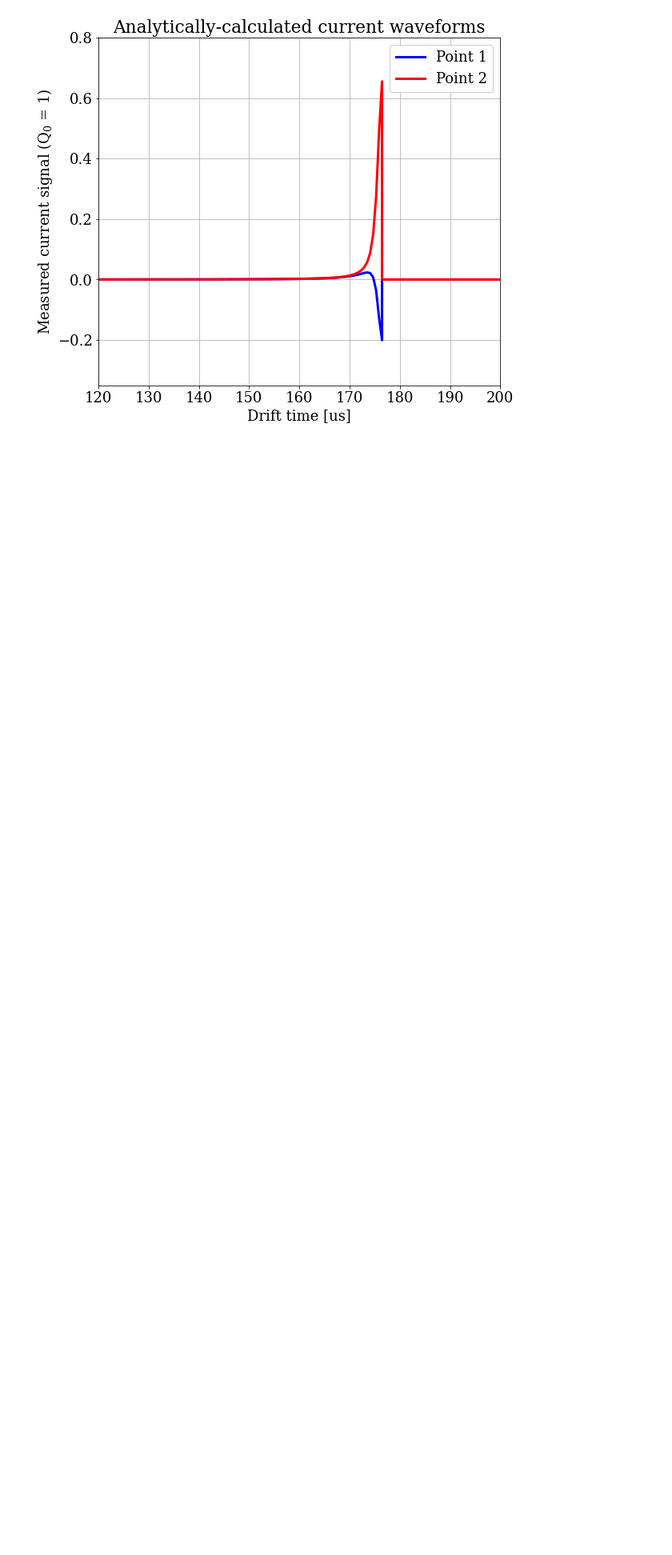
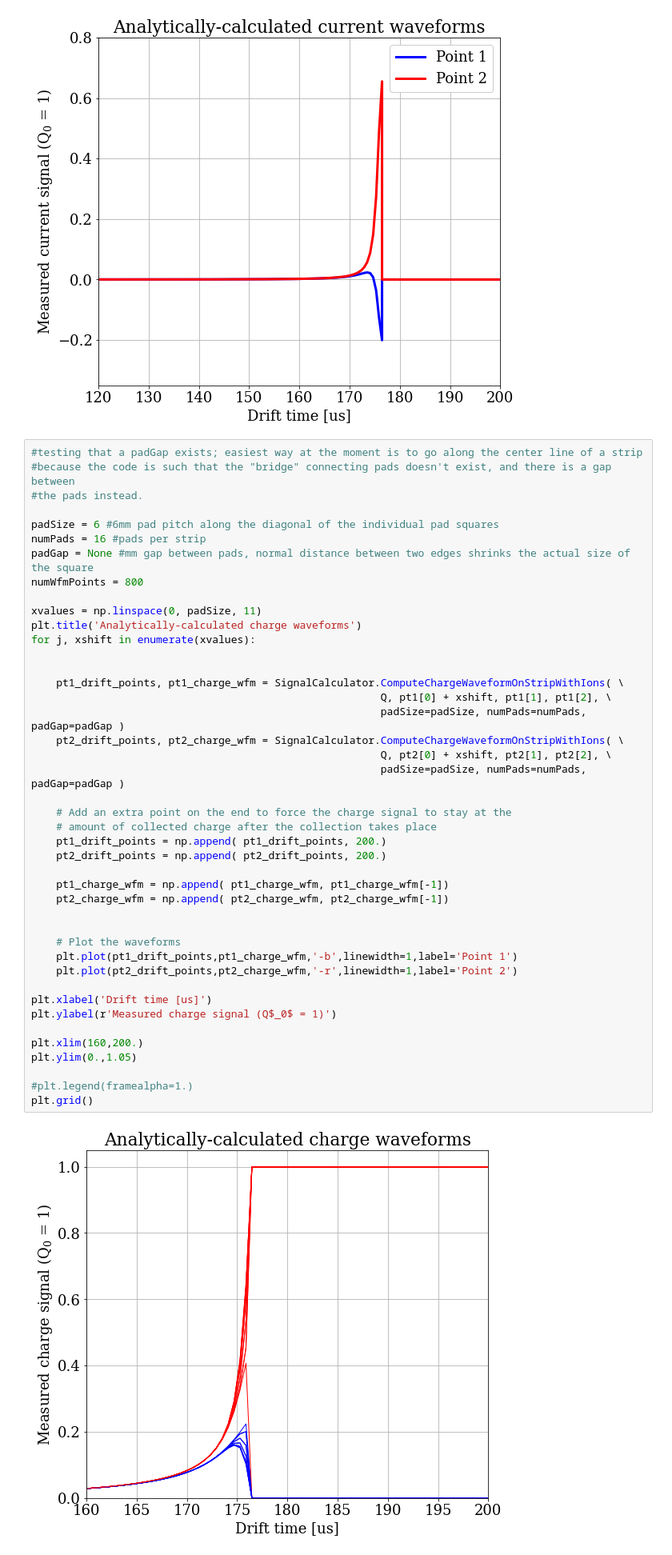
Before and after one commit to bglenardo/CurrentAndChargeSignalCalculator, a Jupyter notebook: Example Notebook.ipynb, the cells around one changed output. Shown: that part at 80% size. Saved outputs shown, nothing was run; the diff lists cells and outputs as text; blank space fills up the shorter version.

```diff
--- a/Example Notebook.ipynb
+++ b/Example Notebook.ipynb
@@ -133,3 +133,48 @@ plt.legend(framealpha=1.)
 plt.grid()
 # %% [output]
 [figure]
+# %%
+#testing that a padGap exists; easiest way at the moment is to go along the center line of a strip
+#because the code is such that the "bridge" connecting pads doesn't exist, and there is a gap between
+#the pads instead.
+
+padSize = 6 #6mm pad pitch along the diagonal of the individual pad squares
+numPads = 16 #pads per strip
+padGap = None #mm gap between pads, normal distance between two edges shrinks the actual size of the square
+numWfmPoints = 800
+
+xvalues = np.linspace(0, padSize, 11)
+plt.title('Analytically-calculated charge waveforms')
+for j, xshift in enumerate(xvalues):
+
+
+    pt1_drift_points, pt1_charge_wfm = SignalCalculator.ComputeChargeWaveformOnStripWithIons( \
+                                                        Q, pt1[0] + xshift, pt1[1], pt1[2], \
+                                                        padSize=padSize, numPads=numPads, padGap=padGap )
+    pt2_drift_points, pt2_charge_wfm = SignalCalculator.ComputeChargeWaveformOnStripWithIons( \
+                                                        Q, pt2[0] + xshift, pt2[1], pt2[2], \
+                                                        padSize=padSize, numPads=numPads, padGap=padGap )
+
+    # Add an extra point on the end to force the charge signal to stay at the
+    # amount of collected charge after the collection takes place
+    pt1_drift_points = np.append( pt1_drift_points, 200.)
+    pt2_drift_points = np.append( pt2_drift_points, 200.)
+
+    pt1_charge_wfm = np.append( pt1_charge_wfm, pt1_charge_wfm[-1])
+    pt2_charge_wfm = np.append( pt2_charge_wfm, pt2_charge_wfm[-1])
+
+
+    # Plot the waveforms
+    plt.plot(pt1_drift_points,pt1_charge_wfm,'-b',linewidth=1,label='Point 1')
+    plt.plot(pt2_drift_points,pt2_charge_wfm,'-r',linewidth=1,label='Point 2')
+
+plt.xlabel('Drift time [us]')
+plt.ylabel(r'Measured charge signal (Q$_0$ = 1)')
+
+plt.xlim(160,200.)
+plt.ylim(0.,1.05)
+
+#plt.legend(framealpha=1.)
+plt.grid()
+# %% [output]
+[figure, added]
```
Also changed, not shown: parts of 1 cell of this notebook, 1 other file.
